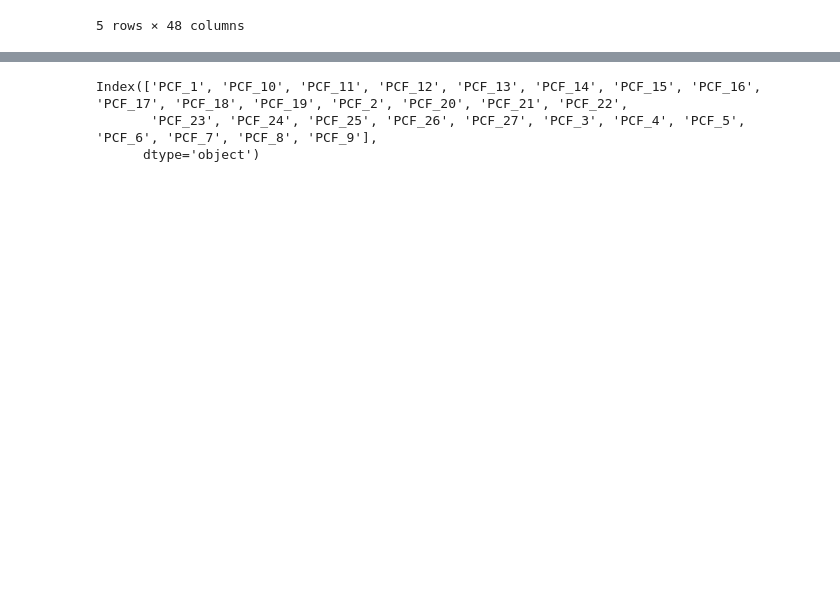
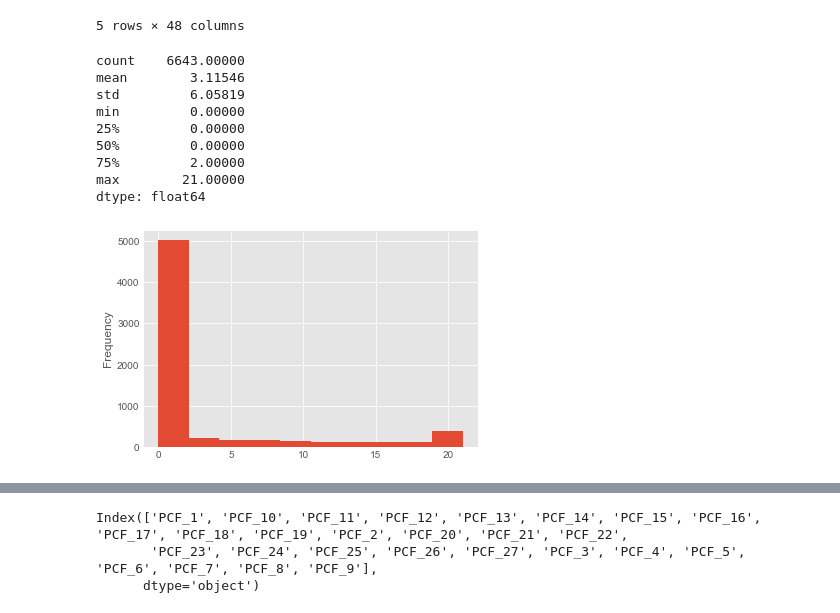
Before and after one commit to mtinti/tbrucei_ibaq, a Jupyter notebook: analysis.ipynb, the cells around one changed output, grey strips where cells are left out. Saved outputs shown, nothing was run; the diff lists cells and outputs as text; code cells hidden in the pictures; blank space fills up the shorter version.

```diff
--- a/analysis.ipynb
+++ b/analysis.ipynb
@@ -31,7 +30,7 @@ plt.style.use('ggplot')
 # %%
 OUT_FOLDER = '927/'
 # %%
-df = pd.read_csv('927/proteinGroups_ibaq.txt',sep='\t')
+df = pd.read_csv('927/proteinGroups_ibaq.txt.gz',sep='\t')
 df = PTUT.clean_df(df, score=-1, unique_pep_threshold=-1)
 # %% [output]
 starting from: (7075, 1507)
@@ -151,6 +169,8 @@ plt.show()
 #merge_normed['bsf_median']=merge_normed[bsf_cols].median(axis=1,skipna=True)
 #merge_normed['pcf_median']=merge_normed[pcf_cols].median(axis=1,skipna=True)
 #merge_normed.head()
+# %%
+merge_normed=merge_normed.replace(0,np.nan)
 # %%
 log_merge_normed = np.log10(merge_normed)
 log_merge_normed.head()
@@ -162,3 +182,24 @@ log_merge_normed.head()
 | 166 | 4.133278 | 5.210002 | 5.053691 | NaN | 4.653502 | 4.819062 | 4.571697 | NaN | NaN | NaN | ... | ... |
 | 167 | 5.319528 | 5.354688 | 5.363192 | 5.336016 | 5.224190 | 5.342375 | 5.418217 | 5.367765 | 5.285312 | 5.287325 | ... | ... |
 5 rows × 48 columns
+# %%
+merge_normed_BSF = merge_normed[[n for n in merge_normed.columns if n.startswith('BSF_')]]
+merge_normed_PCF = merge_normed[[n for n in merge_normed.columns if n.startswith('PCF_')]]
+#log_merge_normed_BSF_m1=log_merge_normed_BSF-1
+#log_merge_normed_PCF_m1=log_merge_normed_PCF-1
+# %%
+na_bsf = merge_normed_BSF.isna().sum(axis=1)
+na_bsf.plot(kind='hist')
+print(na_bsf.describe())
+log_merge_normed_BSF[na_bsf>10]=np.nan
+# %% [output]
+count    6643.00000
+mean        3.11546
+std         6.05819
+min         0.00000
+25%         0.00000
+50%         0.00000
+75%         2.00000
+max        21.00000
+dtype: float64
+[figure, added]
```
Also changed, not shown: parts of 23 cells of this notebook, 5 other files.
